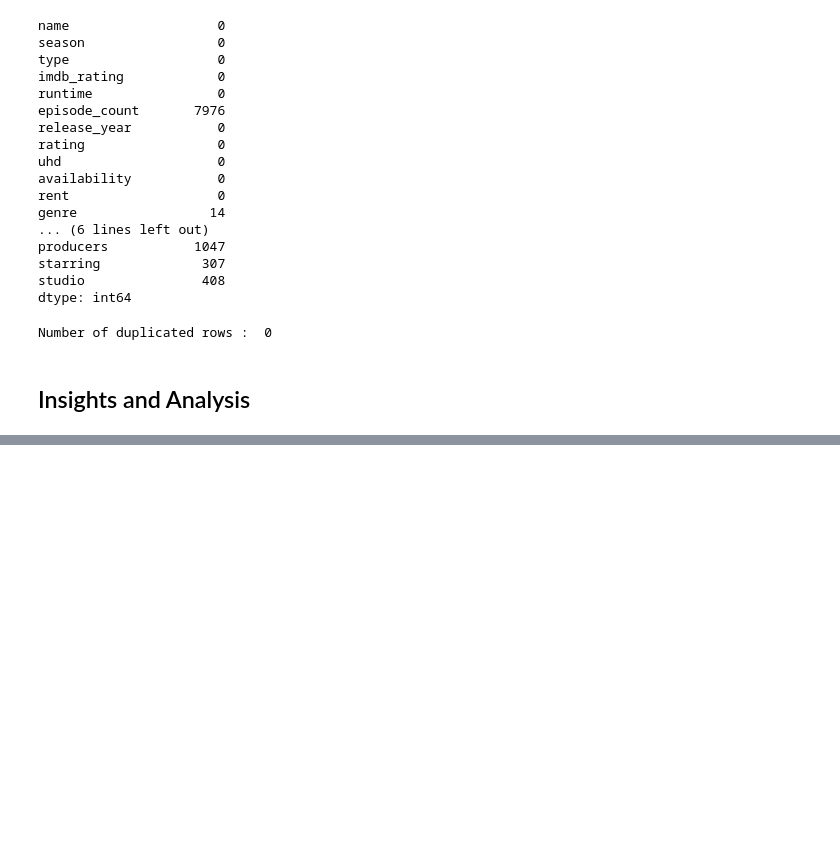
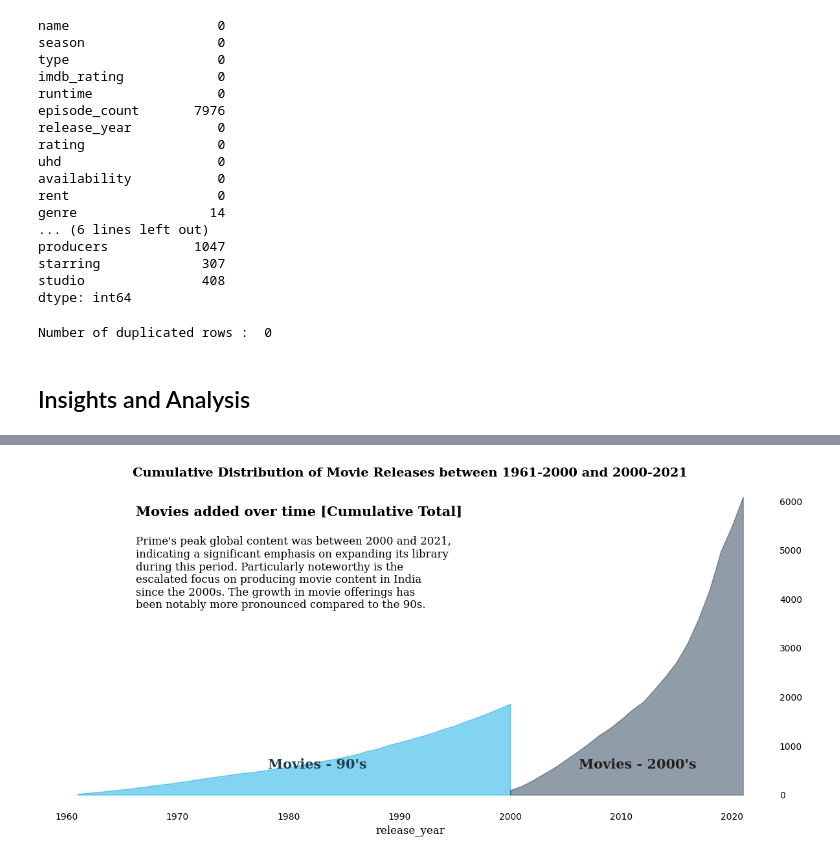
Before and after one commit to Nirajjj11/ml_learning, a Jupyter notebook: eda/eda_on_AmazonPrime.ipynb, the cells around one changed output, grey strips where cells are left out. Saved outputs shown, nothing was run; the diff lists cells and outputs as text; code cells hidden in the pictures; blank space fills up the shorter version.

```diff
--- a/eda/eda_on_AmazonPrime.ipynb
+++ b/eda/eda_on_AmazonPrime.ipynb
@@ -273,0 +480,62 @@ Number of duplicated rows :  0
+# %%
+import matplotlib.pyplot as plt
+
+# Filter the DataFrame for movies released between 1961 and 2000
+df_1961_2000 = df[df['release_year'].between(1961, 2000)]
+
+# Filter the DataFrame for movies released between 2000 and 2021
+df_2000_2021 = df[df['release_year'].between(2000, 2021)]
+
+# Count the number of releases for each time period
+count_1961_2000 = len(df_1961_2000)
+count_2000_2021 = len(df_2000_2021)
+
+# Calculate the ratio of releases between the two time periods
+ratio_1961_2000 = count_1961_2000 / (count_1961_2000 + count_2000_2021)
+ratio_2000_2021 = count_2000_2021 / (count_1961_2000 + count_2000_2021)
+
+# Group by 'release_year' and count the number of releases for each time period
+count_by_year_1961_2000 = df_1961_2000.groupby('release_year').size().cumsum()
+count_by_year_2000_2021 = df_2000_2021.groupby('release_year').size().cumsum()
+
+# Plotting the area chart
+fig, ax = plt.subplots(figsize=(12, 6))
+
+ax.fill_between(count_by_year_1961_2000.index, count_by_year_1961_2000, color='#08AAE3', alpha=0.5, label='1961-2000')
+ax.fill_between(count_by_year_2000_2021.index, count_by_year_2000_2021, color='#233D53', alpha=0.5, label='2000-2021')
+
+# Adding labels and title
+ax.set_title('Cumulative Distribution of Movie Releases between 1961-2000 and 2000-2021', fontsize=14, fontweight='bold', fontfamily='serif')
+ax.set_xlabel('release_year', fontsize=12, fontfamily='serif')
+
+# Remove grid lines and spines
+ax.grid(False)
+ax.spines['top'].set_visible(False)
+ax.spines['right'].set_visible(False)
+ax.spines['bottom'].set_visible(False)
+ax.spines['left'].set_visible(False)
+
+# Add additional text
+fig.text(0.13, 0.85, 'Movies added over time [Cumulative Total]', fontsize=15, fontweight='bold', fontfamily='serif')
+fig.text(0.13, 0.58,
+'''Prime's peak global content was between 2000 and 2021,
+indicating a significant emphasis on expanding its library
+during this period. Particularly noteworthy is the
+escalated focus on producing movie content in India
+since the 2000s. The growth in movie offerings has
+been notably more pronounced compared to the 90s.
+''', fontsize=12, fontweight='light', fontfamily='serif')
+
+fig.text(0.3, 0.2, "Movies - 90's", fontweight="bold", fontfamily='serif', fontsize=15, color='#233D53')
+fig.text(0.7, 0.2, "Movies - 2000's", fontweight="bold", fontfamily='serif', fontsize=15, color='#221f1f')
+
+ax.tick_params(axis=u'both', which=u'both', length=0)
+
+# Move x-axis ticks to the right
+ax.yaxis.tick_right()
+
+# Display the plot
+plt.tight_layout()
+plt.show()
+# %% [output]
+[figure, added]
```
Also changed, not shown: parts of 5 cells of this notebook.
